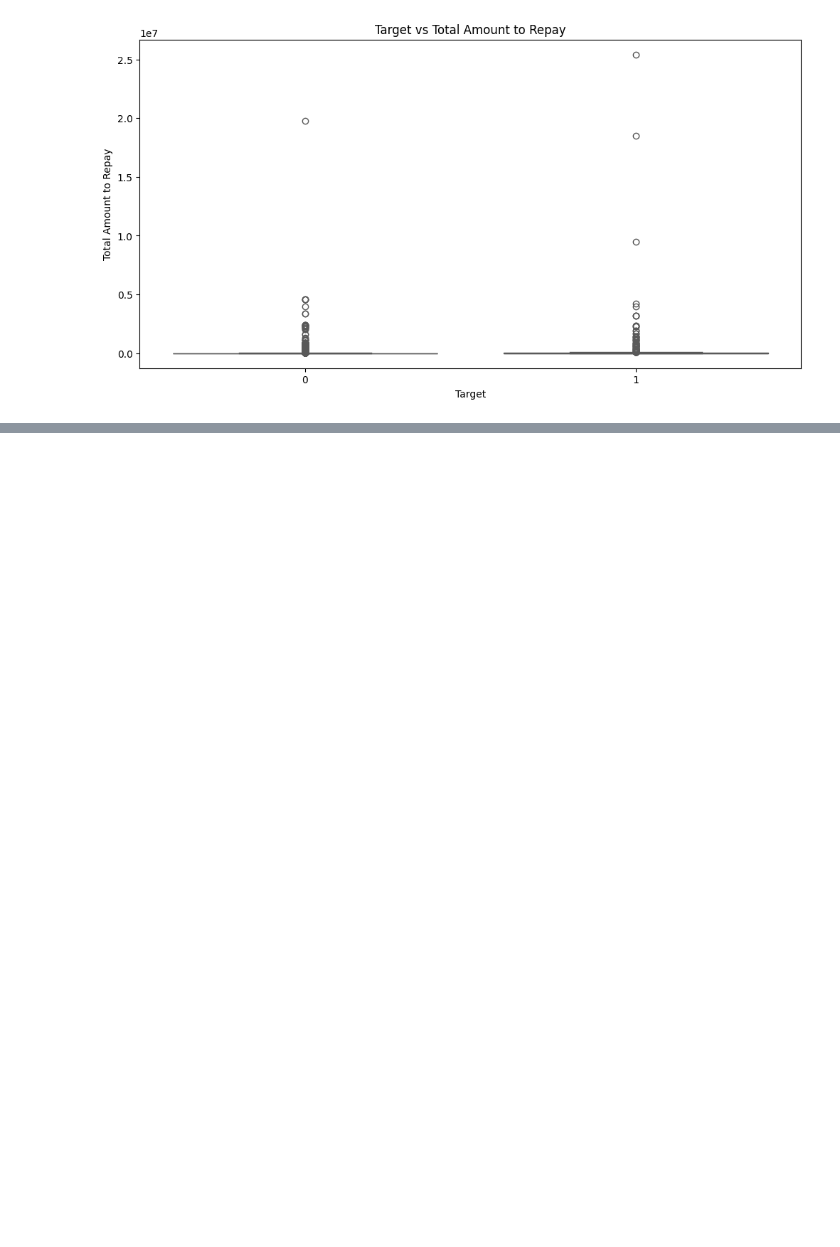
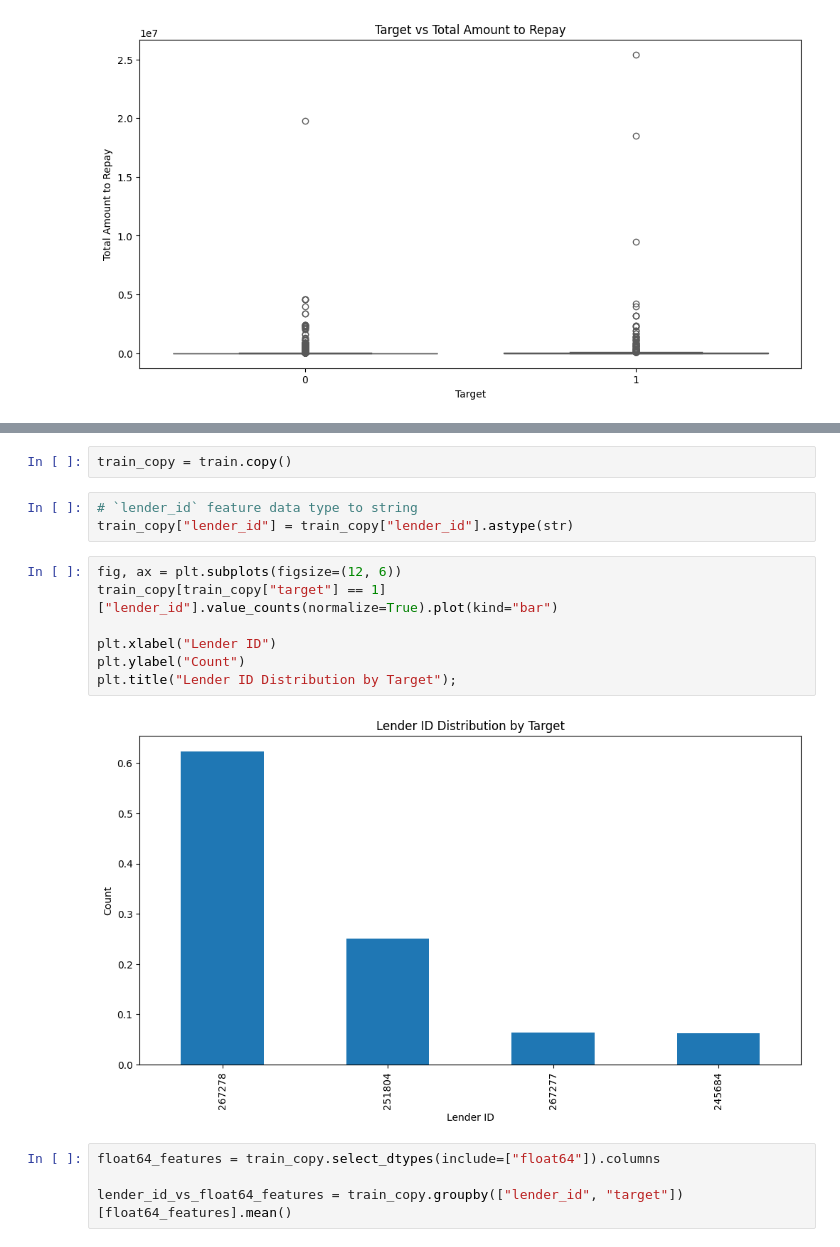
Before and after one commit to segnig/African-Credit-Scoring-Challenge, a Jupyter notebook: eda.ipynb, the cells around one changed output, grey strips where cells are left out. Drawn from its saved outputs; the diff is of its cells as text; blank space fills up the shorter version.

```diff
--- a/eda.ipynb
+++ b/eda.ipynb
@@ -147,0 +206,18 @@ sns.heatmap(triangle_corr, annot=True, cmap="coolwarm")
+# %%
+train_copy = train.copy()
+# %%
+# `lender_id` feature data type to string
+train_copy["lender_id"] = train_copy["lender_id"].astype(str)
+# %%
+fig, ax = plt.subplots(figsize=(12, 6))
+train_copy[train_copy["target"] == 1]["lender_id"].value_counts(normalize=True).plot(kind="bar")
+
+plt.xlabel("Lender ID")
+plt.ylabel("Count")
+plt.title("Lender ID Distribution by Target");
+# %% [output]
+[figure, added]
+# %%
+float64_features = train_copy.select_dtypes(include=["float64"]).columns
+
+lender_id_vs_float64_features = train_copy.groupby(["lender_id", "target"])[float64_features].mean()
```
Also changed, not shown: parts of 21 cells of this notebook.
